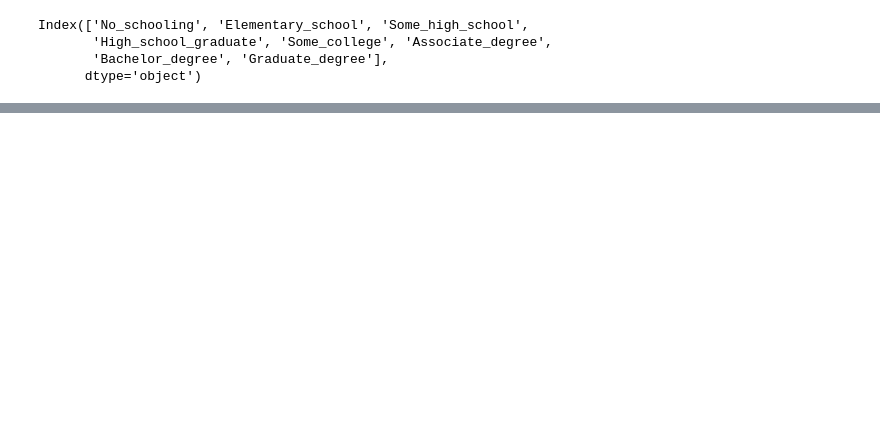
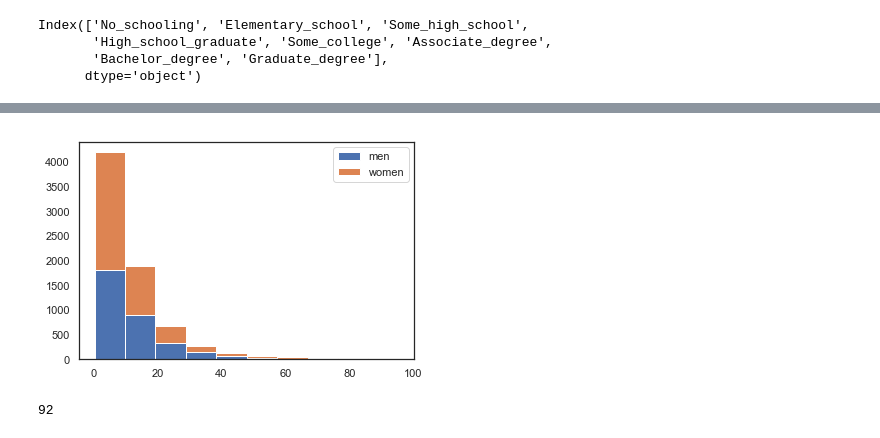
Before and after one commit to Jwdaniel34/Into_the_soyverse, a Jupyter notebook: Expenditure .ipynb, the cells around one changed output, grey strips where cells are left out. Saved outputs shown, nothing was run; the diff lists cells and outputs as text; code cells hidden in the pictures; blank space fills up the shorter version.

```diff
--- a/Expenditure .ipynb
+++ b/Expenditure .ipynb
@@ -136,0 +198,2 @@ plt.show()
+# %%
+sex_df = pd.get_dummies(results['SEX_REF'])
@@ -136,0 +221,2 @@ plt.show()
+# %%
+results = results.merge(sex_df, left_index=True, right_index=True)
@@ -136,0 +273,14 @@ plt.show()
+# %%
+fig, axes = plt.subplots()
+
+labels = ['men', 'women']
+x = [men_meat, women_meat]
+axes.hist(x, bins = 10, histtype='bar', stacked=True, label = labels)
+plt.legend(labels)
+plt.show()
+# %% [output]
+[figure, added]
+# %%
+results[(results.meat_per_person > 2.19) & (results.meat_per_person < 2.40)]['meat_per_person'].count()
+# %% [output]
+92
```
Also changed, not shown: parts of 38 cells of this notebook, 1 other file.
